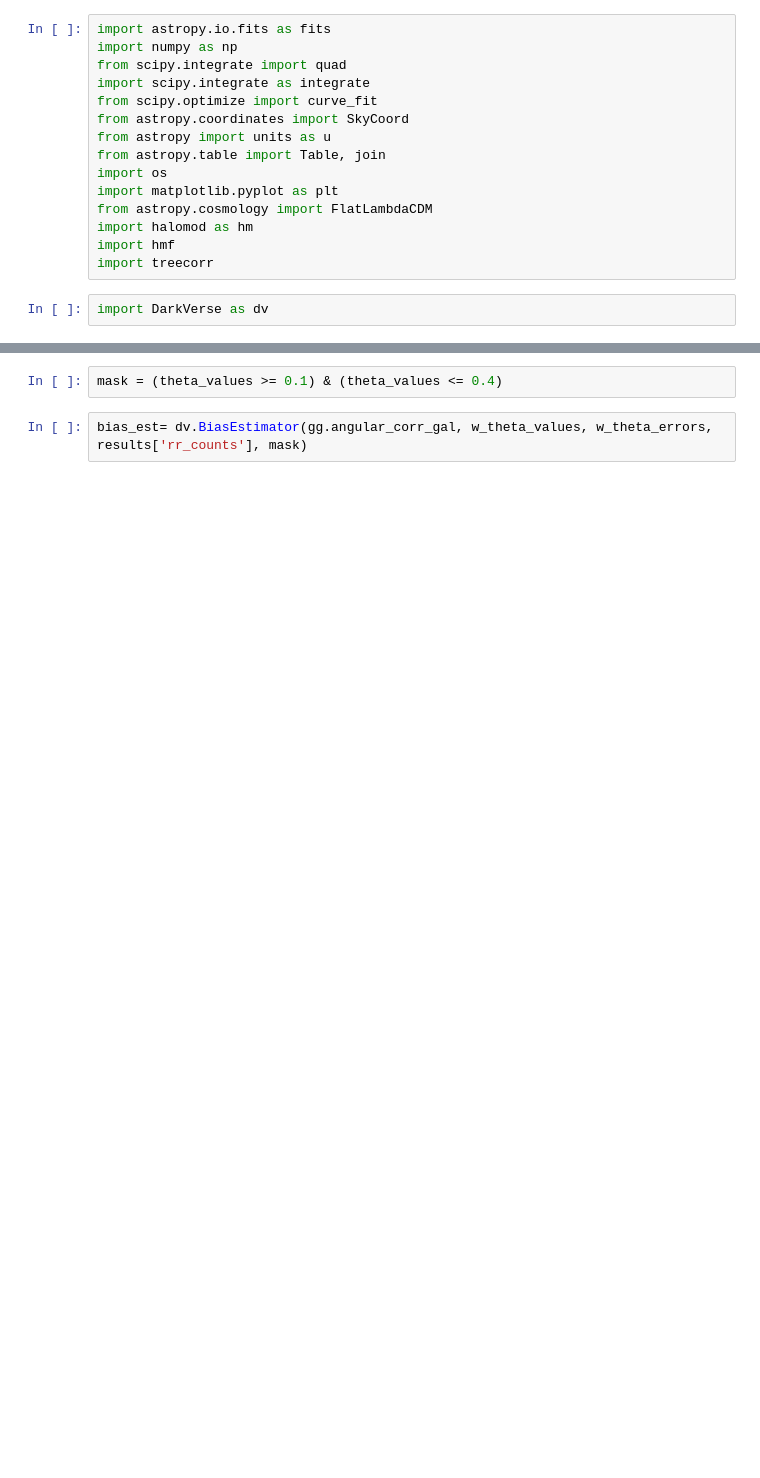
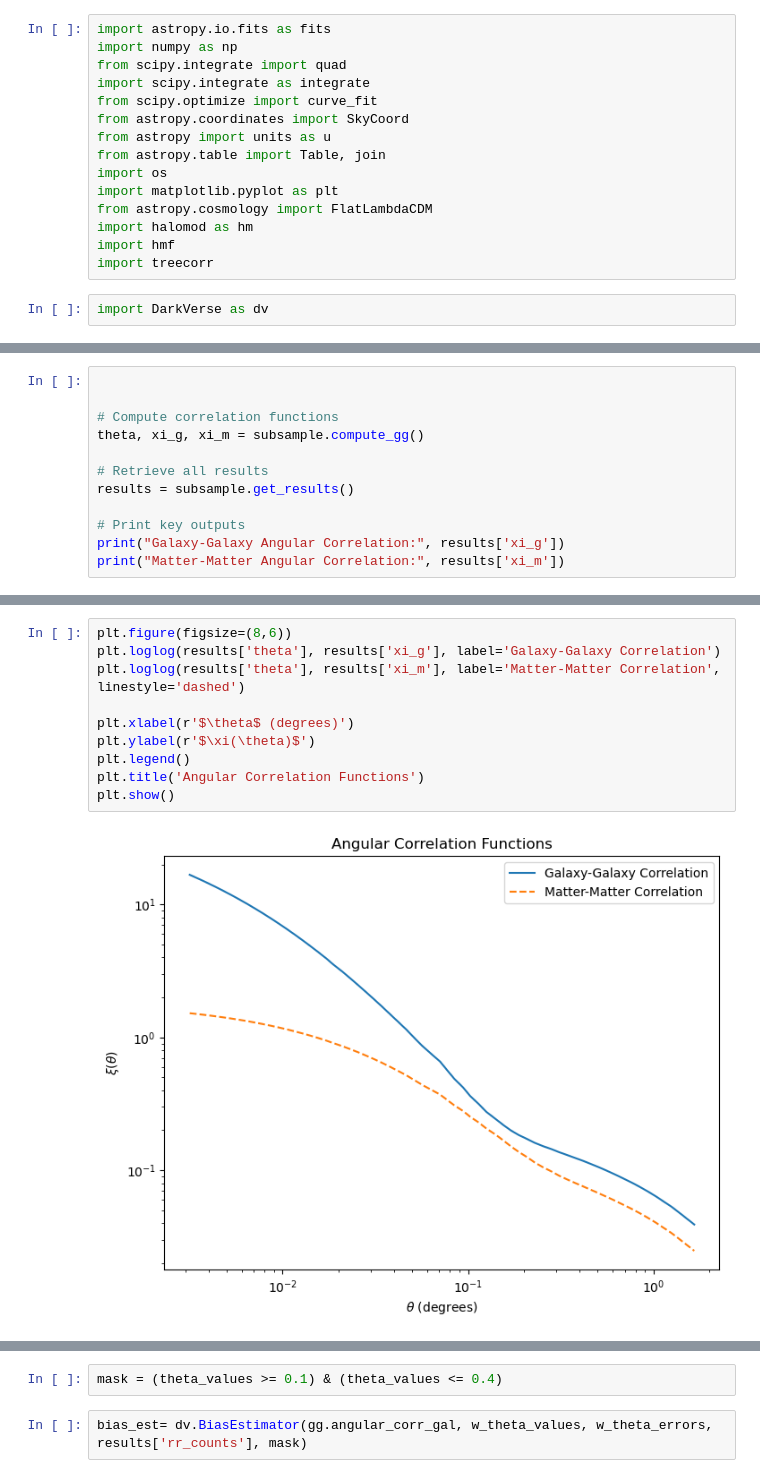
Before and after one commit to OtiliaIrina/Master_Thesis, a Jupyter notebook: New code/New_Test.ipynb, the cells around one changed output, grey strips where cells are left out. Cells and saved outputs as stored; diff of their text form; blank space fills up the shorter version.

```diff
--- a/New code/New_Test.ipynb
+++ b/New code/New_Test.ipynb
@@ -131,0 +128,12 @@ AttributeError: 'NoneType' object has no attribute 'angular_corr_matter'
+# %%
+
+
+# Compute correlation functions
+theta, xi_g, xi_m = subsample.compute_gg()
+
+# Retrieve all results
+results = subsample.get_results()
+
+# Print key outputs
+print("Galaxy-Galaxy Angular Correlation:", results['xi_g'])
+print("Matter-Matter Angular Correlation:", results['xi_m'])
@@ -131,0 +158,12 @@ AttributeError: 'NoneType' object has no attribute 'angular_corr_matter'
+# %%
+plt.figure(figsize=(8,6))
+plt.loglog(results['theta'], results['xi_g'], label='Galaxy-Galaxy Correlation')
+plt.loglog(results['theta'], results['xi_m'], label='Matter-Matter Correlation', linestyle='dashed')
+
+plt.xlabel(r'$\theta$ (degrees)')
+plt.ylabel(r'$\xi(\theta)$')
+plt.legend()
+plt.title('Angular Correlation Functions')
+plt.show()
+# %% [output]
+[figure, added]
```
Also changed, not shown: parts of 9 cells of this notebook, 1 other file.
